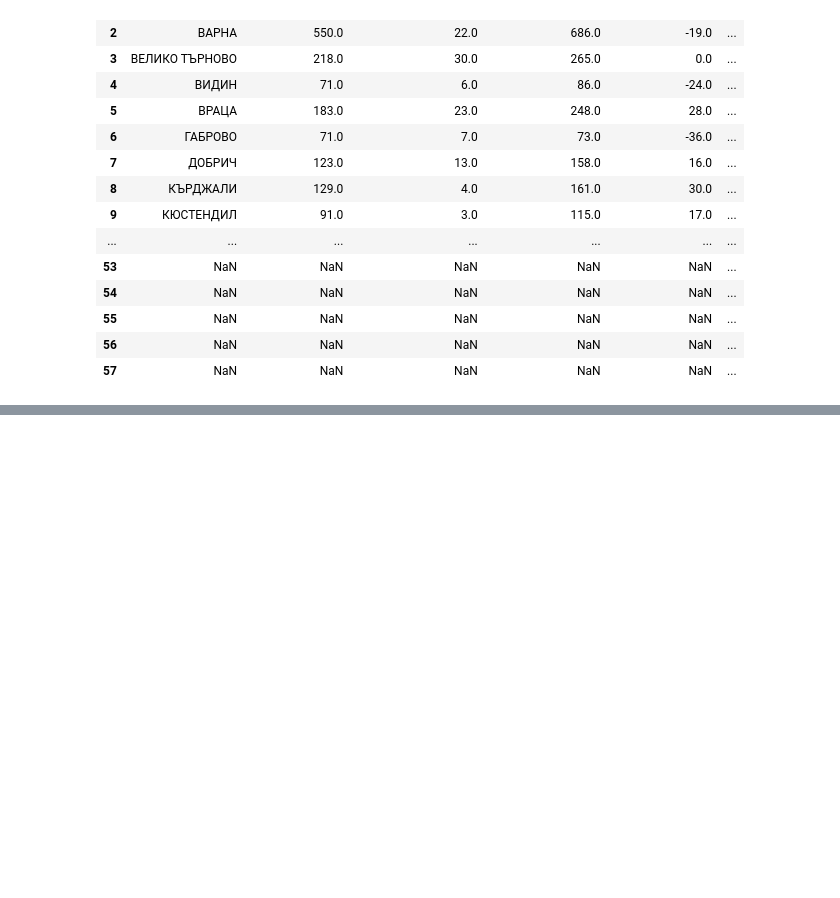
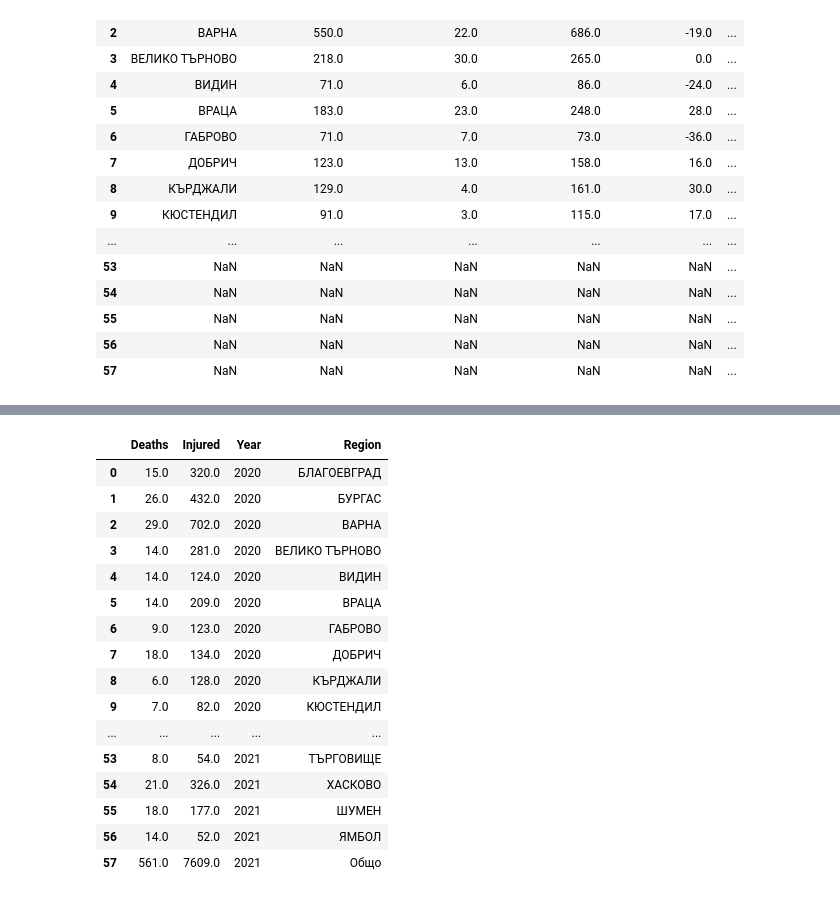
Before and after one commit to KamenDamov/Bulgaria-Accidents, a Jupyter notebook: EDA_and_hypotest.ipynb, the cells around one changed output, grey strips where cells are left out. Saved outputs shown, nothing was run; the diff lists cells and outputs as text; code cells hidden in the pictures; blank space fills up the shorter version.

```diff
--- a/EDA_and_hypotest.ipynb
+++ b/EDA_and_hypotest.ipynb
@@ -248,0 +349,29 @@ df_viz2020 = df_viz[['ПТП, бр., 2020 г.', 'Загинали, бр., 2020
+# %%
+df_viz2020.drop('ПТП, бр., 2020 г.', axis = 1, inplace=True)
+df_viz2021.drop('ПТП, бр., 2021 г.', axis = 1, inplace=True)
+# %%
+for_viz = pd.concat([df_viz2020, df_viz2021])
+# %%
+for_viz.reset_index(inplace=True)
+# %%
+for_viz.drop('index', axis = 1, inplace=True)
+# %%
+for_viz
+# %% [output]
+|  | Deaths | Injured | Year | Region |
+| 0 | 15.0 | 320.0 | 2020 | БЛАГОЕВГРАД |
+| 1 | 26.0 | 432.0 | 2020 | БУРГАС |
+| 2 | 29.0 | 702.0 | 2020 | ВАРНА |
+| 3 | 14.0 | 281.0 | 2020 | ВЕЛИКО ТЪРНОВО |
+| 4 | 14.0 | 124.0 | 2020 | ВИДИН |
+| 5 | 14.0 | 209.0 | 2020 | ВРАЦА |
+| 6 | 9.0 | 123.0 | 2020 | ГАБРОВО |
+| 7 | 18.0 | 134.0 | 2020 | ДОБРИЧ |
+| 8 | 6.0 | 128.0 | 2020 | КЪРДЖАЛИ |
+| 9 | 7.0 | 82.0 | 2020 | КЮСТЕНДИЛ |
+| ... | ... | ... | ... | ... |
+| 53 | 8.0 | 54.0 | 2021 | ТЪРГОВИЩЕ |
+| 54 | 21.0 | 326.0 | 2021 | ХАСКОВО |
+| 55 | 18.0 | 177.0 | 2021 | ШУМЕН |
+| 56 | 14.0 | 52.0 | 2021 | ЯМБОЛ |
+| 57 | 561.0 | 7609.0 | 2021 | Общо |
```
Also changed, not shown: parts of 16 cells of this notebook.
